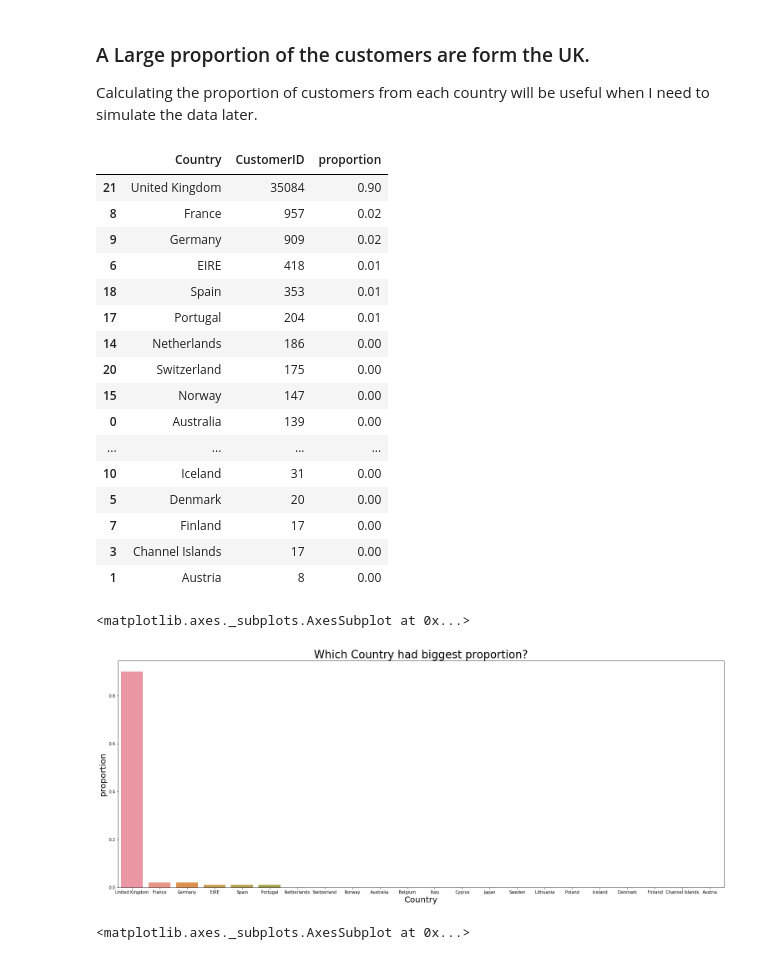
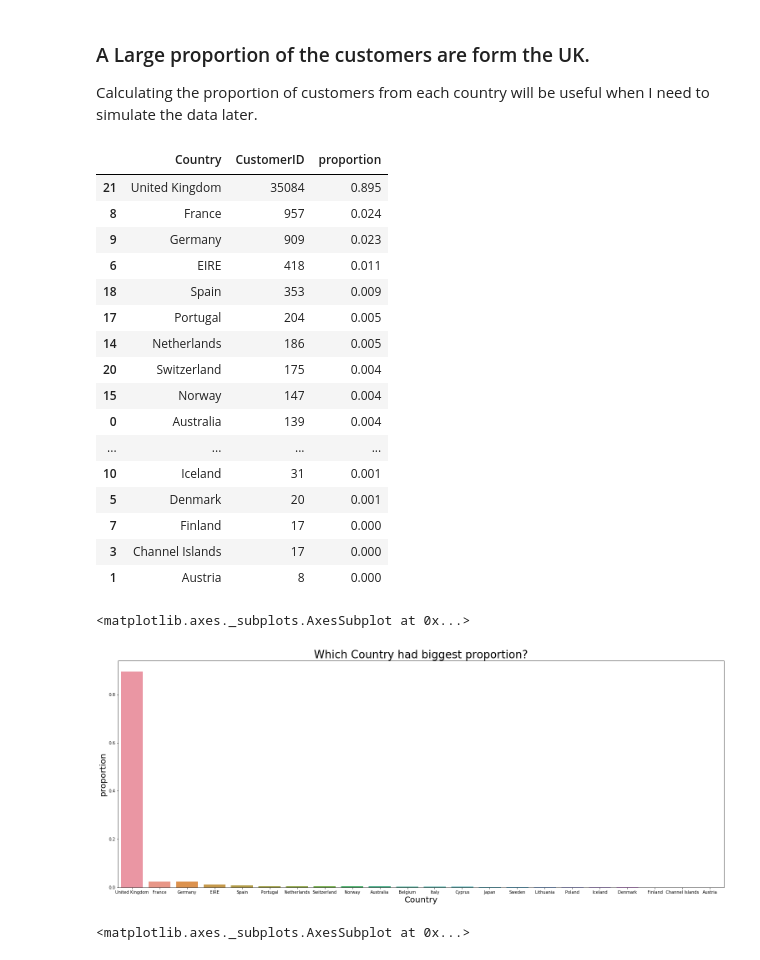
Before and after one commit to RitRa/Programming-Project-Dec-2018, a Jupyter notebook: Online Retail Data - Project 2018.ipynb, the cells around one changed output. Cells and saved outputs as stored; diff of their text form; code cells hidden in the pictures.

```diff
--- a/Online Retail Data - Project 2018.ipynb
+++ b/Online Retail Data - Project 2018.ipynb
@@ -267,35 +276,35 @@ Calculating the proportion of customers from each country will be useful when I
 # %%
 # create a new dataframe with the data and count the number of CustomerIDs and group by country
 mostpopular=df[['Country','CustomerID']]
 mostpopular = mostpopular.groupby(['Country'])['CustomerID'].aggregate('count').reset_index().sort_values('CustomerID', ascending=False)
 
 # calculate the total number of customers
 total = mostpopular['CustomerID'].aggregate('sum')
 
 # divide the customers per country by the total to calculate the proportion of customers are from each country
 mostpopular['proportion'] =  mostpopular['CustomerID'] / total
 
 # rounding off to 2 decimals, there is only 6 countries without null values
-mostpopular['proportion'] = mostpopular['proportion'].round(2)
+mostpopular['proportion'] = mostpopular['proportion'].round(3)
 mostpopular
 # %% [output]
 |  | Country | CustomerID | proportion |
-| 21 | United Kingdom | 35084 | 0.90 |
-| 8 | France | 957 | 0.02 |
-| 9 | Germany | 909 | 0.02 |
-| 6 | EIRE | 418 | 0.01 |
-| 18 | Spain | 353 | 0.01 |
-| 17 | Portugal | 204 | 0.01 |
-| 14 | Netherlands | 186 | 0.00 |
-| 20 | Switzerland | 175 | 0.00 |
-| 15 | Norway | 147 | 0.00 |
-| 0 | Australia | 139 | 0.00 |
+| 21 | United Kingdom | 35084 | 0.895 |
+| 8 | France | 957 | 0.024 |
+| 9 | Germany | 909 | 0.023 |
+| 6 | EIRE | 418 | 0.011 |
+| 18 | Spain | 353 | 0.009 |
+| 17 | Portugal | 204 | 0.005 |
+| 14 | Netherlands | 186 | 0.005 |
+| 20 | Switzerland | 175 | 0.004 |
+| 15 | Norway | 147 | 0.004 |
+| 0 | Australia | 139 | 0.004 |
 | ... | ... | ... | ... |
-| 10 | Iceland | 31 | 0.00 |
-| 5 | Denmark | 20 | 0.00 |
-| 7 | Finland | 17 | 0.00 |
-| 3 | Channel Islands | 17 | 0.00 |
-| 1 | Austria | 8 | 0.00 |
+| 10 | Iceland | 31 | 0.001 |
+| 5 | Denmark | 20 | 0.001 |
+| 7 | Finland | 17 | 0.000 |
+| 3 | Channel Islands | 17 | 0.000 |
+| 1 | Austria | 8 | 0.000 |
 # %%
 %matplotlib inline
 plt.figure(figsize=(26, 10))
@@ -310,7 +319,7 @@ plot.set_ylabel('proportion',fontsize=20)
 plot
 # %% [output]
 <matplotlib.axes._subplots.AxesSubplot at 0x...>
-[figure, old version]
+[figure, new version]
 # %%
 %matplotlib inline
 plt.figure(figsize=(26, 10))
```
Also changed, not shown: parts of 26 cells of this notebook.
